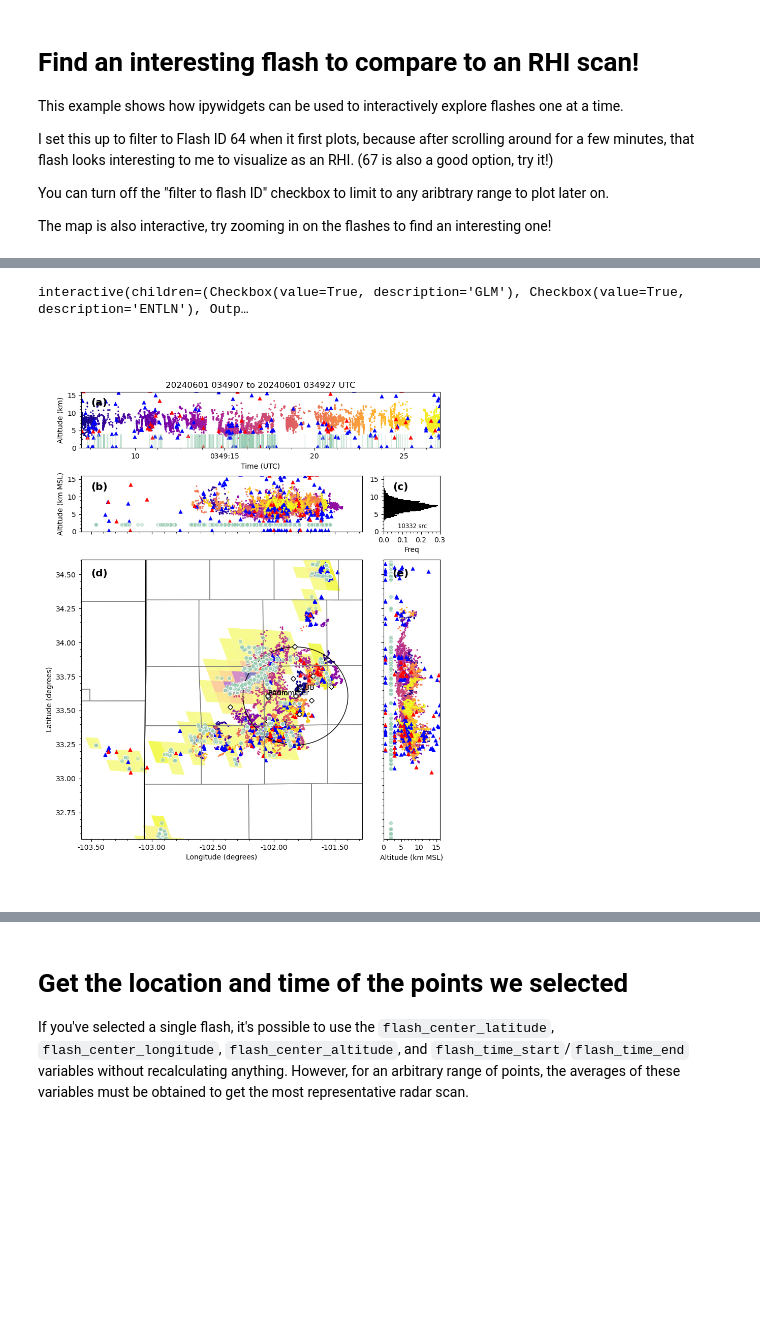
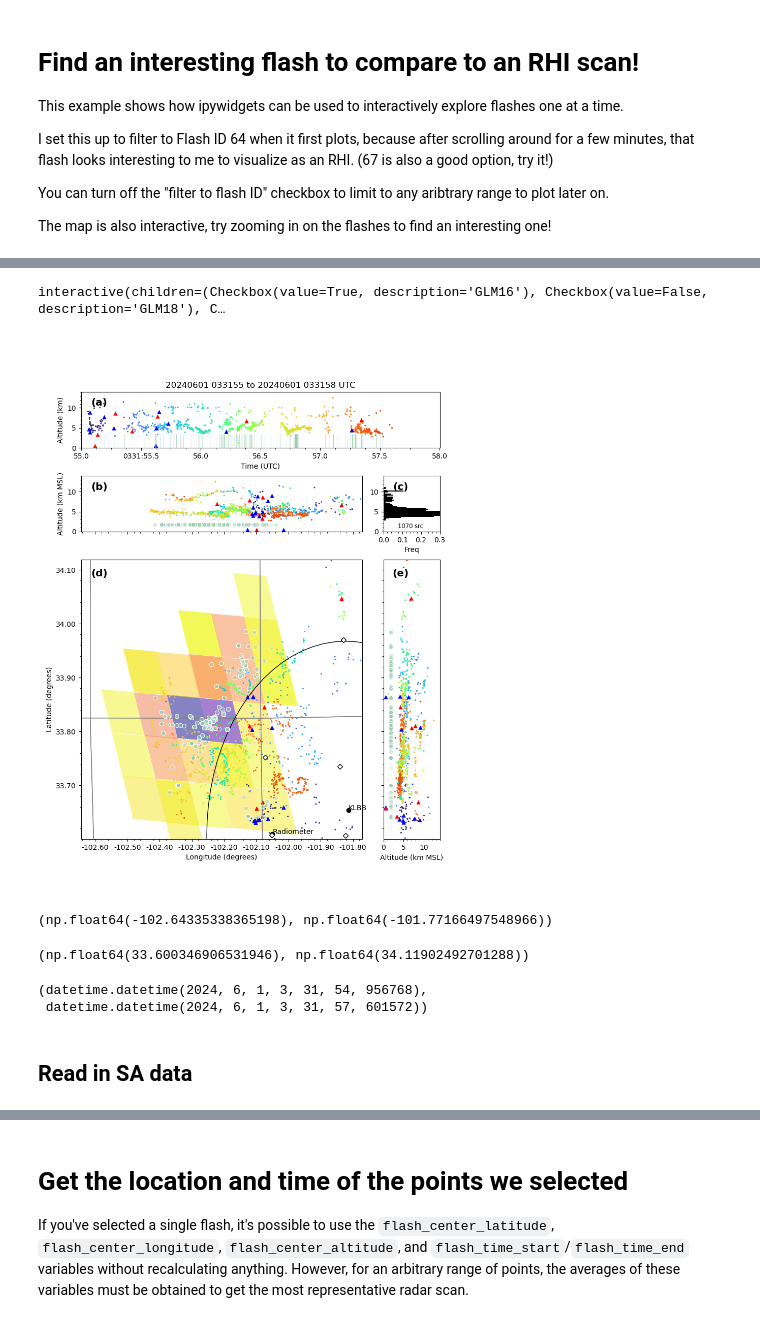
Before and after one commit to deeplycloudy/lmaworkshop, a Jupyter notebook: WTLMA/xlma_plots.ipynb, the cells around one changed output, grey strips where cells are left out. Saved outputs shown, nothing was run; the diff lists cells and outputs as text; code cells hidden in the pictures; blank space fills up the shorter version.

```diff
--- a/WTLMA/xlma_plots.ipynb
+++ b/WTLMA/xlma_plots.ipynb
@@ -35,8 +35,8 @@ from goes2go import GOES
 # first_time = dt.datetime(2024,6,1,2,0,0)
 # last_time = dt.datetime(2024,6,1,4,0,0)
 
-first_time = dt.datetime(2024,6,1,3,40,0)
-last_time = dt.datetime(2024,6,1,4,0,0)
+first_time = dt.datetime(2024,6,1,3,20,0)
+last_time = dt.datetime(2024,6,1,3,40,0)
 
 print(first_time, "to", last_time,
       "... Julian day is:", first_time.strftime("%j"), "to", last_time.strftime("%j"))
@@ -51,9 +51,9 @@ radiometer_lat, radiometer_lon =  33.610066, -102.049599
 tower200_lat, tower200_lon =  33.610559, -102.050564
 KLBB_lat, KLBB_lon, KLBB_alt =  33.654139, -101.814167, 1005.0
 
-station_lons = [radiometer_lon, tower200_lon, KLBB_lon]
-station_lats = [radiometer_lat, tower200_lat, KLBB_lat]
-station_labels = ['Radiometer', '200m', 'KLBB']
+station_lons = [radiometer_lon,  KLBB_lon]
+station_lats = [radiometer_lat, KLBB_lat]
+station_labels = ['Radiometer', 'KLBB']
 # %% [markdown]
 ## Rough lon, lat bounds for the case
 
@@ -123,7 +123,7 @@ glm18_obj = GLMDataset(glm18_ds, check_area_units=False, change_energy_units=Fal
 # %%
 # Load only the flashes that are relatively close to the center of the network.
 glm16 = glm16_obj.subset_flashes(lon_range=lon_span, lat_range=lat_span)
-glm18 = glm16_obj.subset_flashes(lon_range=lon_span, lat_range=lat_span)
+glm18 = glm18_obj.subset_flashes(lon_range=lon_span, lat_range=lat_span)
 # %% [markdown]
 ## ENTLN data path
 # %%
@@ -157,7 +157,7 @@ print("Reading LMA files")
 lma_data, start_time = lma_read.dataset(filenames)
 
 # Filter events
-min_event_stations = 6
+min_event_stations = 5
 max_event_chi2 = 1
 good_events = (lma_data.event_stations >= min_event_stations) & (lma_data.event_chi2 <= max_event_chi2)
 lma_data = lma_data[{'number_of_events':good_events}]
@@ -166,7 +166,7 @@ print("Clustering and filtering flashes")
 # Cluster flashes and calculate stats
 lma_data = flash_stats(cluster_flashes(lma_data))
 # Filter Flashes
-min_points_per_flash = 5
+min_points_per_flash = 1
 big_flash_data = filter_flashes(lma_data, flash_event_count=(min_points_per_flash, None))
 big_flash_data
 # %% [output]
@@ -268,18 +287,38 @@ checkbox to limit to any aribtrary range to plot later on.
 
 The map is also interactive, try zooming in on the flashes to find an interesting one!
 # %%
-window = dt.timedelta(0,10)
-center_time = dt.datetime(2024,6,1,3,49,17) + dt.timedelta(0,0)
+# window = dt.timedelta(0,10)
+# center_time = dt.datetime(2024,6,1,3,49,17) + dt.timedelta(0,0)
+
+# window = dt.timedelta(0,45)
+# center_time = dt.datetime(2024,6,1,3,49,45) + dt.timedelta(0,0)
+
+# zoom_end = datetime(2024, 6, 1, 3, 50, 20, 962168)
+# zoom_start = datetime(2024, 6, 1, 3, 50, 14, 530732)
+zoom_start = datetime(2024, 6, 1, 3, 31, 55, 0)
+zoom_end = datetime(2024, 6, 1, 3, 31, 58, 0)
+flash_x_span = (-102.64335338365198, -101.77166497548966)
+flash_y_span = (33.600346906531946, 34.11902492701288)
+
+lma_cmap = 'turbo'
+
+window = (zoom_end - zoom_start)/2
+center_time = zoom_start + window
+
 print(center_time)
 first_debug_time = center_time - window
 last_debug_time = center_time + window
-interact_lma = AnnotatedLMAPlot(big_flash_data, clon=big_flash_data.network_center_longitude,
-                                  clat=big_flash_data.network_center_latitude, tlim=[first_debug_time, last_debug_time],
-                                  zlim = (0,16))
+interact_lma = AnnotatedLMAPlot(big_flash_data, plot_cmap=lma_cmap,
+                                  clon=big_flash_data.network_center_longitude,
+                                  clat=big_flash_data.network_center_latitude,
+                                  xlim = flash_x_span, ylim=flash_y_span,
+                                  tlim=[first_debug_time, last_debug_time],
+                                  zlim = (0,14))
 
 xlma_controls = XLMAControls(interact_lma)
 w_xlma_controls = interact(xlma_controls.XLMAinteract,
-                           show_glm=xlma_controls.w_show_glm,
+                           show_glm16=xlma_controls.w_show_glm16,
+                           show_glm18=xlma_controls.w_show_glm18,
                            show_entln=xlma_controls.w_show_entln)
 
 # The code below is to support radar overlay. Needs to be combined with the new widgets above.
@@ -309,2 +348,2 @@ w_xlma_controls = interact(xlma_controls.XLMAinteract,
-interactive(children=(Checkbox(value=True, description='GLM'), Checkbox(value=True, description='ENTLN'), Outp…
+interactive(children=(Checkbox(value=True, description='GLM16'), Checkbox(value=False, description='GLM18'), C…
-[figure, old version]
+[figure, new version]
@@ -310,0 +356,15 @@ interactive(children=(Checkbox(value=True, description='GLM'), Checkbox(value=Tr
+# %%
+interact_lma.bounds['x']
+# %% [output]
+(np.float64(-102.64335338365198), np.float64(-101.77166497548966))
+# %%
+interact_lma.bounds['y']
+# %% [output]
+(np.float64(33.600346906531946), np.float64(34.11902492701288))
+# %%
+interact_lma.bounds['t']
+# %% [output]
+(datetime.datetime(2024, 6, 1, 3, 31, 54, 956768),
+ datetime.datetime(2024, 6, 1, 3, 31, 57, 601572))
+# %% [markdown]
+## Read in SA data
```
Also changed, not shown: parts of 26 cells of this notebook.
